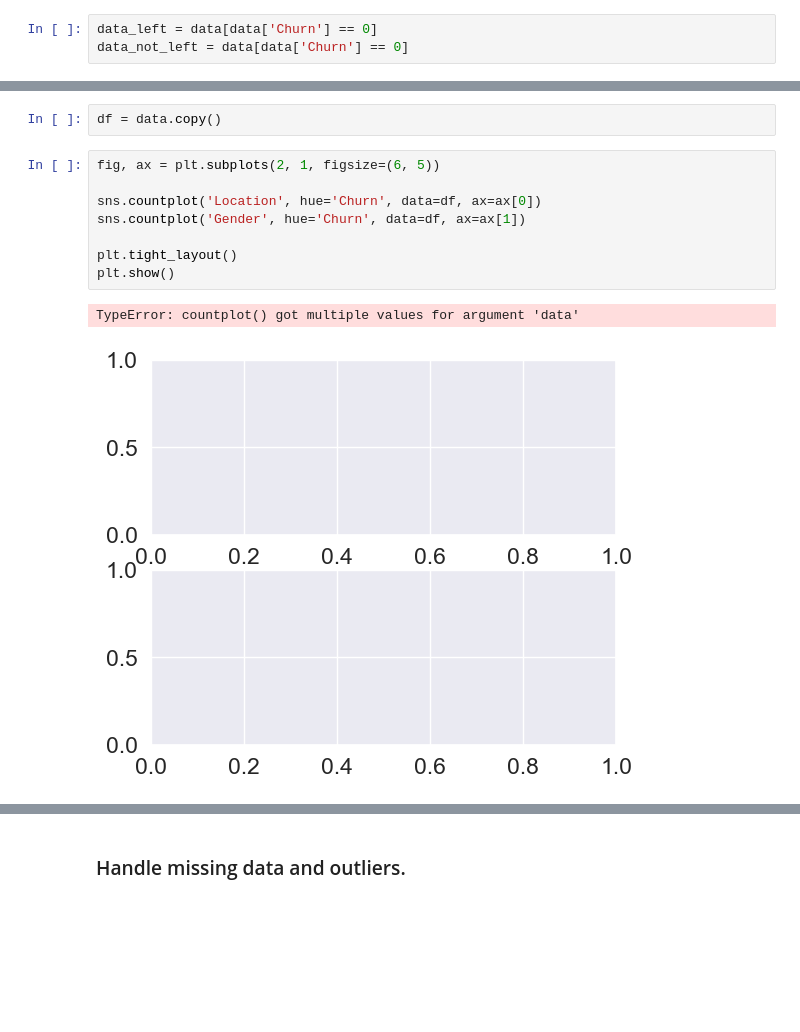
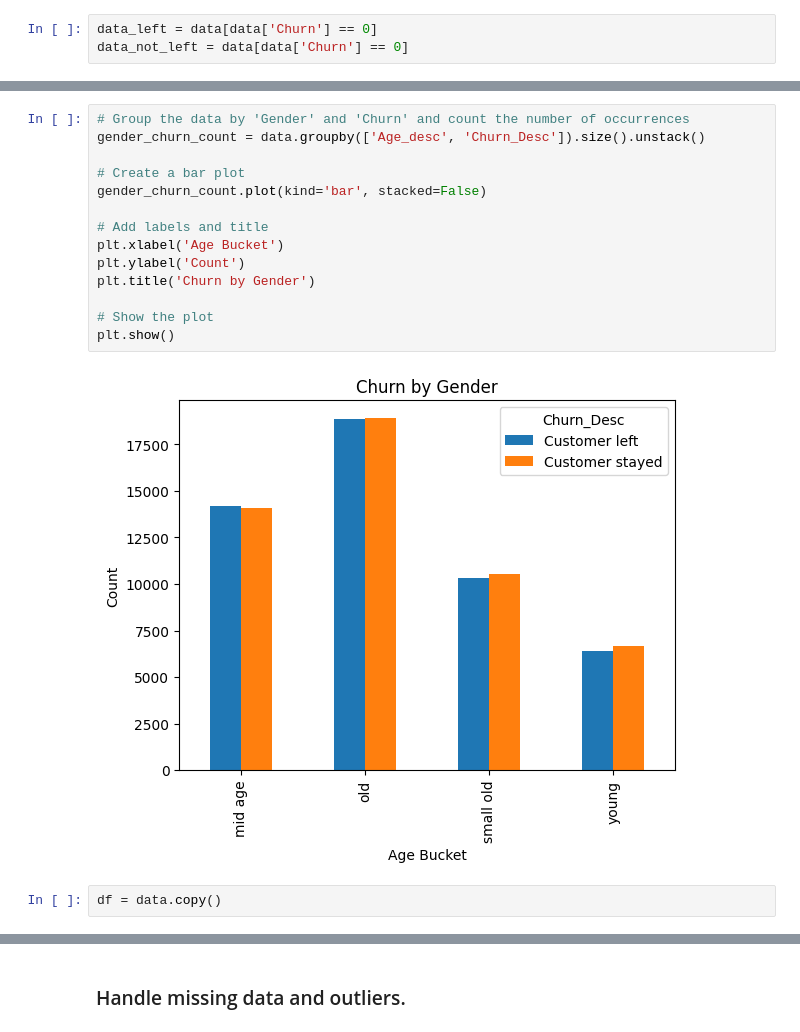
Before and after one commit to VishalVasoya1/Customer-Churn-Prediction, a Jupyter notebook: customer_churn_prediction.ipynb, the cells around one changed output, grey strips where cells are left out. Cells and saved outputs as stored; diff of their text form; blank space fills up the shorter version.

```diff
--- a/customer_churn_prediction.ipynb
+++ b/customer_churn_prediction.ipynb
@@ -134,16 +154,21 @@ data.head()
+# %%
+# Group the data by 'Gender' and 'Churn' and count the number of occurrences
+gender_churn_count = data.groupby(['Age_desc', 'Churn_Desc']).size().unstack()
+
+# Create a bar plot
+gender_churn_count.plot(kind='bar', stacked=False)
+
+# Add labels and title
+plt.xlabel('Age Bucket')
+plt.ylabel('Count')
+plt.title('Churn by Gender')
+
+# Show the plot
+plt.show()
+# %% [output]
+[figure, added]
 # %%
 df = data.copy()
-# %%
-fig, ax = plt.subplots(2, 1, figsize=(6, 5))
-
-sns.countplot('Location', hue='Churn', data=df, ax=ax[0])
-sns.countplot('Gender', hue='Churn', data=df, ax=ax[1])
-
-plt.tight_layout()
-plt.show()
-# %% [output]
-TypeError: countplot() got multiple values for argument 'data'
-[figure, removed]
 # %%
 import seaborn as sns
 import matplotlib.pyplot as plt
```
Also changed, not shown: parts of 21 cells of this notebook.
